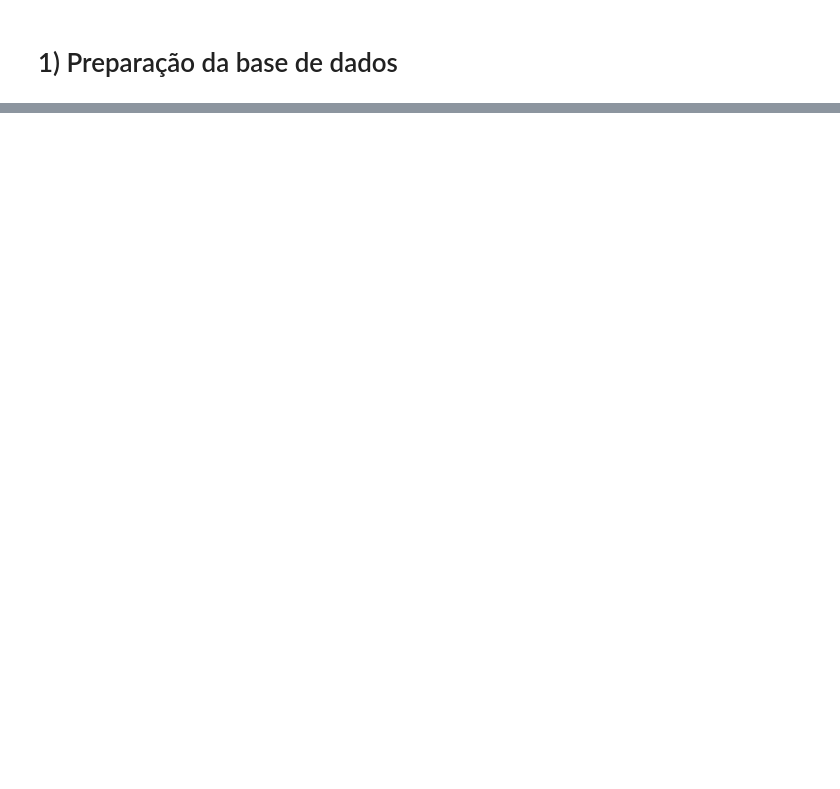
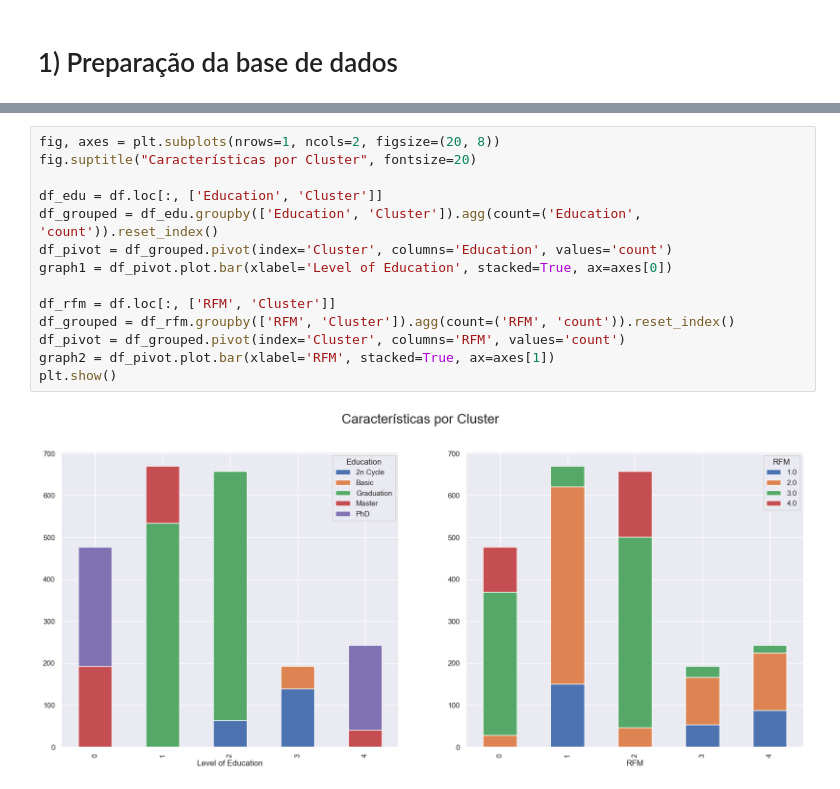
Before and after one commit to victoriaegandolfi/ps, a Jupyter notebook: Processo seletivo - EDA.ipynb, the cells around one changed output, grey strips where cells are left out. Drawn from its saved outputs; the diff is of its cells as text; blank space fills up the shorter version.

```diff
--- a/Processo seletivo - EDA.ipynb
+++ b/Processo seletivo - EDA.ipynb
@@ -404,0 +385,16 @@ label.shape
+# %%
+fig, axes = plt.subplots(nrows=1, ncols=2, figsize=(20, 8))
+fig.suptitle("Características por Cluster", fontsize=20)
+
+df_edu = df.loc[:, ['Education', 'Cluster']]
+df_grouped = df_edu.groupby(['Education', 'Cluster']).agg(count=('Education', 'count')).reset_index()
+df_pivot = df_grouped.pivot(index='Cluster', columns='Education', values='count')
+graph1 = df_pivot.plot.bar(xlabel='Level of Education', stacked=True, ax=axes[0])
+
+df_rfm = df.loc[:, ['RFM', 'Cluster']]
+df_grouped = df_rfm.groupby(['RFM', 'Cluster']).agg(count=('RFM', 'count')).reset_index()
+df_pivot = df_grouped.pivot(index='Cluster', columns='RFM', values='count')
+graph2 = df_pivot.plot.bar(xlabel='RFM', stacked=True, ax=axes[1])
+plt.show()
+# %% [output]
+[figure, added]
```
Also changed, not shown: parts of 18 cells of this notebook.
